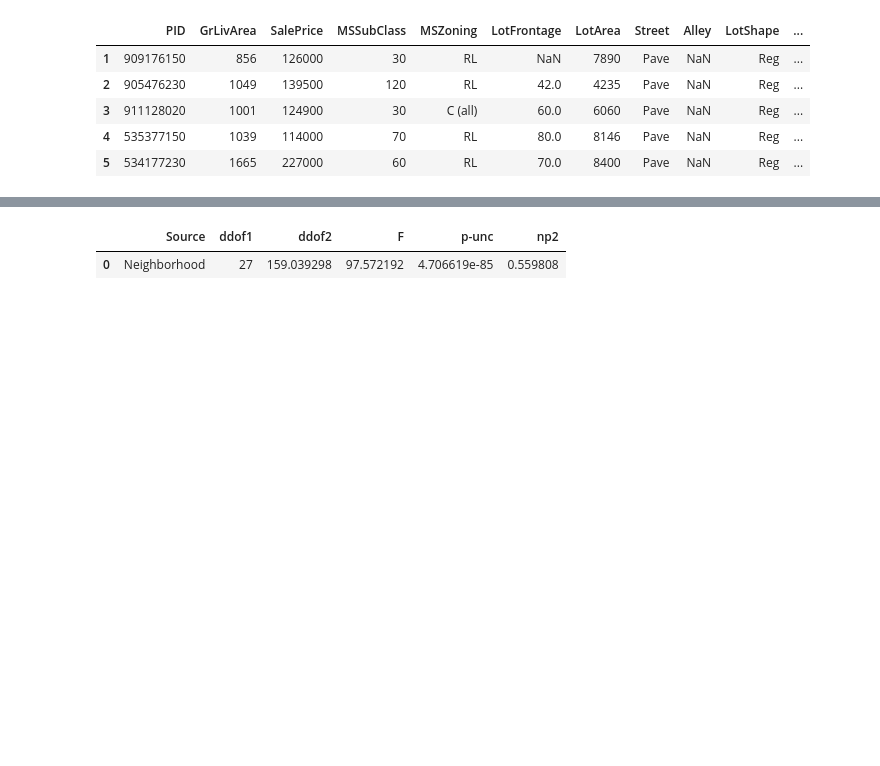
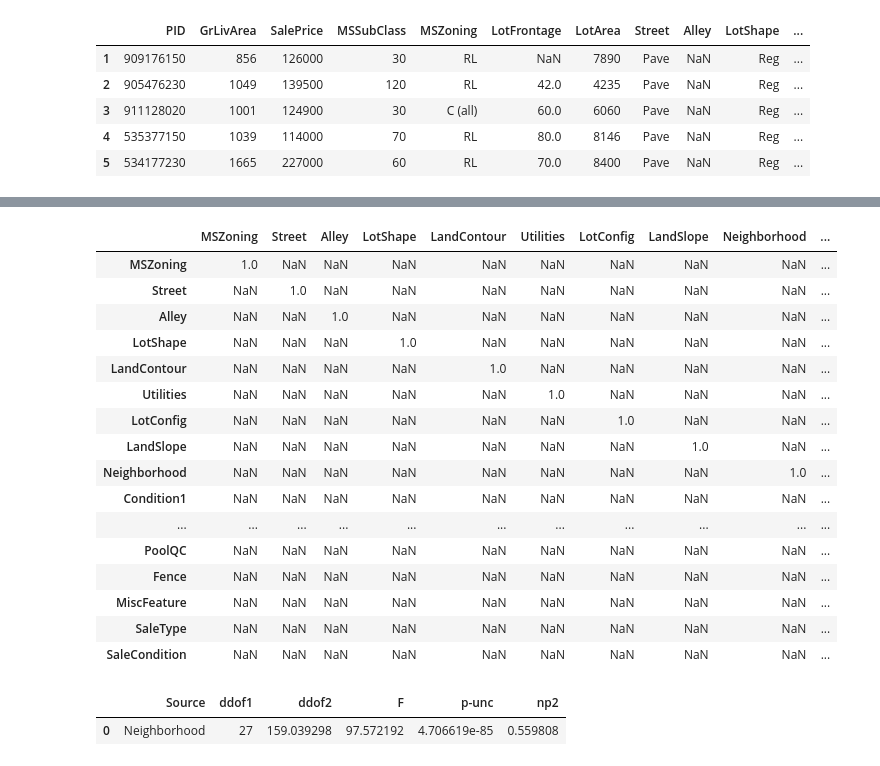
Before and after one commit to ersdanforth/ames_housing, a Jupyter notebook: EDA.ipynb, the cells around one changed output, grey strips where cells are left out. Cells and saved outputs as stored; diff of their text form; code cells hidden in the pictures; blank space fills up the shorter version.

```diff
--- a/EDA.ipynb
+++ b/EDA.ipynb
@@ -86,0 +27,3 @@ obj_features
+# %%
+num_features = features.select_dtypes(include=['int64','float64'])
+obj_features = features.select_dtypes(include=['object'])
@@ -87,4 +193,6 @@ obj_features
 # %%
+# 'correlation' between catergorical variables
+
 import association_metrics as am
 
 # convert columns to Category columns
@@ -92,7 +200,8 @@ categorical_vars = obj_features.apply(lambda x: x.astype("category") if x.dtype
 
 # return matrix with Cramer's V values
 cramersv = am.CramersV(categorical_vars)
-cramersv.fit()
+cat_corr_matrix = cramersv.fit()
+cat_corr_matrix
 # %% [output]
 |  | MSZoning | Street | Alley | LotShape | LandContour | Utilities | LotConfig | LandSlope | Neighborhood | ... |
 | MSZoning | 1.000000 | 0.318137 | 0.411805 | 0.162606 | 0.090153 | 0.499667 | 0.082268 | 0.042336 | 0.542126 | ... |
@@ -111,3 +220,23 @@ cramersv.fit()
 | MiscFeature | 0.031361 | 0.057093 | 0.034120 | 0.024440 | 0.025351 | 0.071498 | 0.020947 | 0.043455 | 0.093893 | ... |
 | SaleType | 0.110122 | 0.127491 | 0.077113 | 0.055729 | 0.042662 | 0.145566 | 0.063516 | 0.031888 | 0.147127 | ... |
 | SaleCondition | 0.096156 | 0.156763 | 0.063473 | 0.038562 | 0.038861 | 0.007304 | 0.039625 | 0.057553 | 0.176778 | ... |
+# %%
+cat_corr_matrix[cat_corr_matrix > 0.6]
+# %% [output]
+|  | MSZoning | Street | Alley | LotShape | LandContour | Utilities | LotConfig | LandSlope | Neighborhood | ... |
+| MSZoning | 1.0 | NaN | NaN | NaN | NaN | NaN | NaN | NaN | NaN | ... |
+| Street | NaN | 1.0 | NaN | NaN | NaN | NaN | NaN | NaN | NaN | ... |
+| Alley | NaN | NaN | 1.0 | NaN | NaN | NaN | NaN | NaN | NaN | ... |
+| LotShape | NaN | NaN | NaN | 1.0 | NaN | NaN | NaN | NaN | NaN | ... |
+| LandContour | NaN | NaN | NaN | NaN | 1.0 | NaN | NaN | NaN | NaN | ... |
+| Utilities | NaN | NaN | NaN | NaN | NaN | 1.0 | NaN | NaN | NaN | ... |
+| LotConfig | NaN | NaN | NaN | NaN | NaN | NaN | 1.0 | NaN | NaN | ... |
+| LandSlope | NaN | NaN | NaN | NaN | NaN | NaN | NaN | 1.0 | NaN | ... |
+| Neighborhood | NaN | NaN | NaN | NaN | NaN | NaN | NaN | NaN | 1.0 | ... |
+| Condition1 | NaN | NaN | NaN | NaN | NaN | NaN | NaN | NaN | NaN | ... |
+| ... | ... | ... | ... | ... | ... | ... | ... | ... | ... | ... |
+| PoolQC | NaN | NaN | NaN | NaN | NaN | NaN | NaN | NaN | NaN | ... |
+| Fence | NaN | NaN | NaN | NaN | NaN | NaN | NaN | NaN | NaN | ... |
+| MiscFeature | NaN | NaN | NaN | NaN | NaN | NaN | NaN | NaN | NaN | ... |
+| SaleType | NaN | NaN | NaN | NaN | NaN | NaN | NaN | NaN | NaN | ... |
+| SaleCondition | NaN | NaN | NaN | NaN | NaN | NaN | NaN | NaN | NaN | ... |
```
Also changed, not shown: parts of 56 cells of this notebook, 1 other file.
